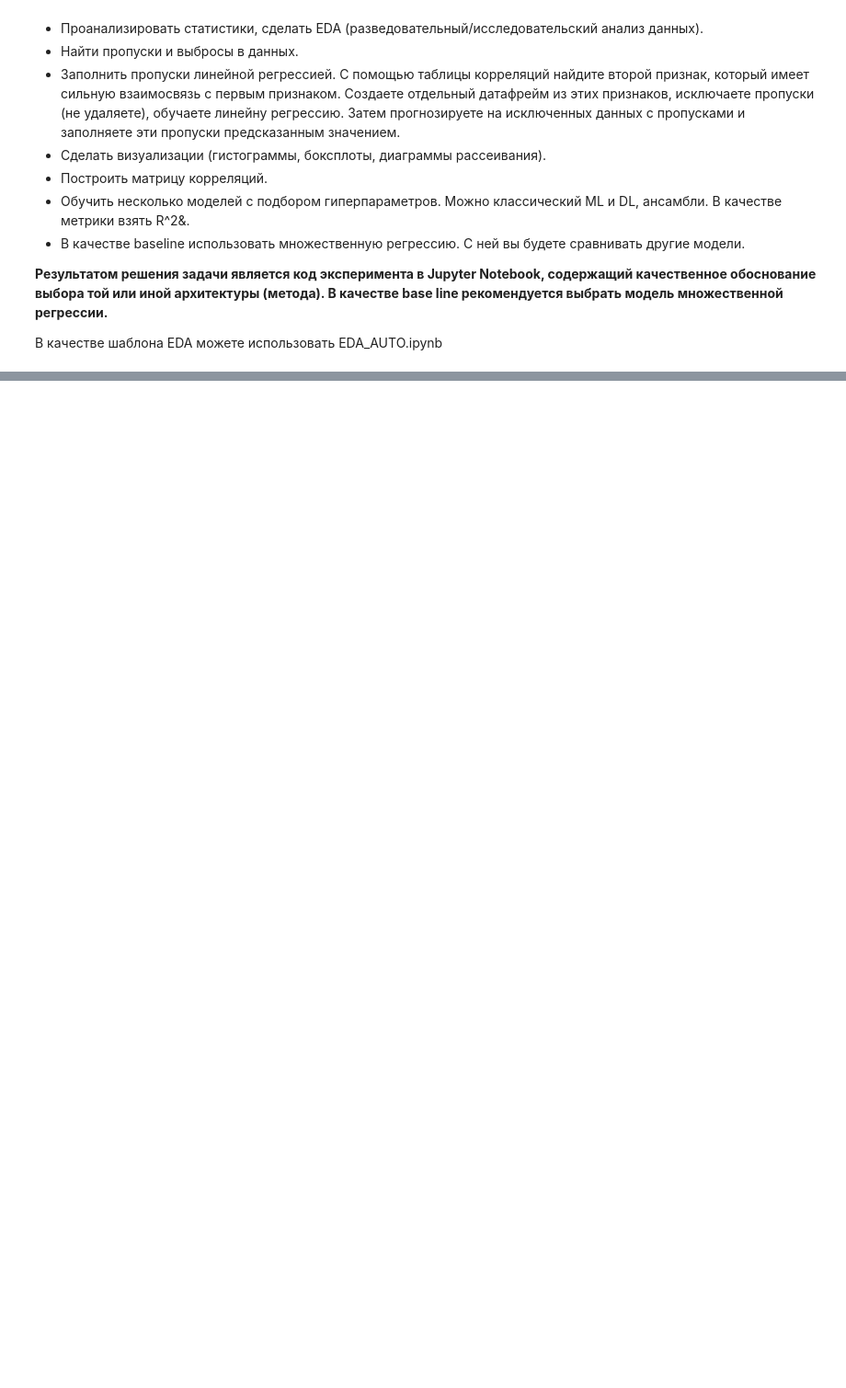
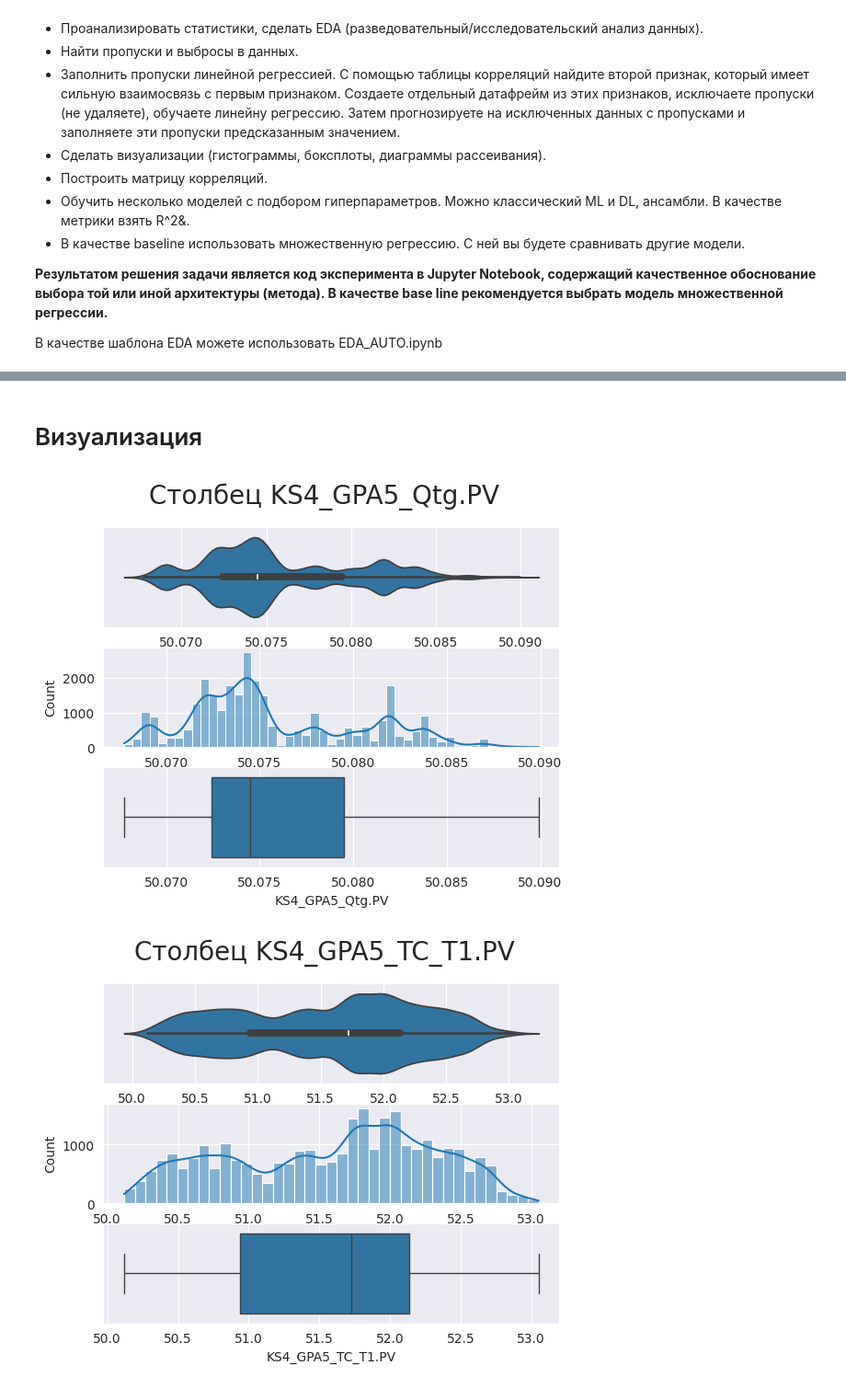
Before and after one commit to ARManakhov/uni_python_setup, a Jupyter notebook: todo/496490/task.ipynb, the cells around one changed output, grey strips where cells are left out. Shown at 92% size. Saved outputs shown, nothing was run; the diff lists cells and outputs as text; code cells hidden in the pictures; blank space fills up the shorter version.

```diff
--- a/todo/496490/task.ipynb
+++ b/todo/496490/task.ipynb
@@ -24,0 +42,3 @@ outputs = ['KS4_GPA5_Nvd.PV', 'KS4_GPA5_Nnd.PV', 'KS4_GPA5_T4.PV', 'KS4_GPA5_Pk.
+# %%
+columns = list(df.columns)
+columns
@@ -24,0 +82,2 @@ outputs = ['KS4_GPA5_Nvd.PV', 'KS4_GPA5_Nnd.PV', 'KS4_GPA5_T4.PV', 'KS4_GPA5_Pk.
+# %% [markdown]
+# Визуализация
@@ -24,0 +86,14 @@ outputs = ['KS4_GPA5_Nvd.PV', 'KS4_GPA5_Nnd.PV', 'KS4_GPA5_T4.PV', 'KS4_GPA5_Pk.
+# %%
+import matplotlib.pyplot as plt
+import seaborn as sns
+
+for column in columns:
+    fig, ax = plt.subplots(3, 1)  # figsize=(10,5))
+    fig.suptitle(f'Столбец {column}', fontsize=20)
+    sns.violinplot(ax=ax[0], x=df[column])
+    sns.histplot(x=df[column], kde=True, ax=ax[1])
+    sns.boxplot(x=df[column])
+    plt.show()
+# %% [output]
+[figure, added]
+[figure, added]
```
Also changed, not shown: parts of 19 cells of this notebook.
